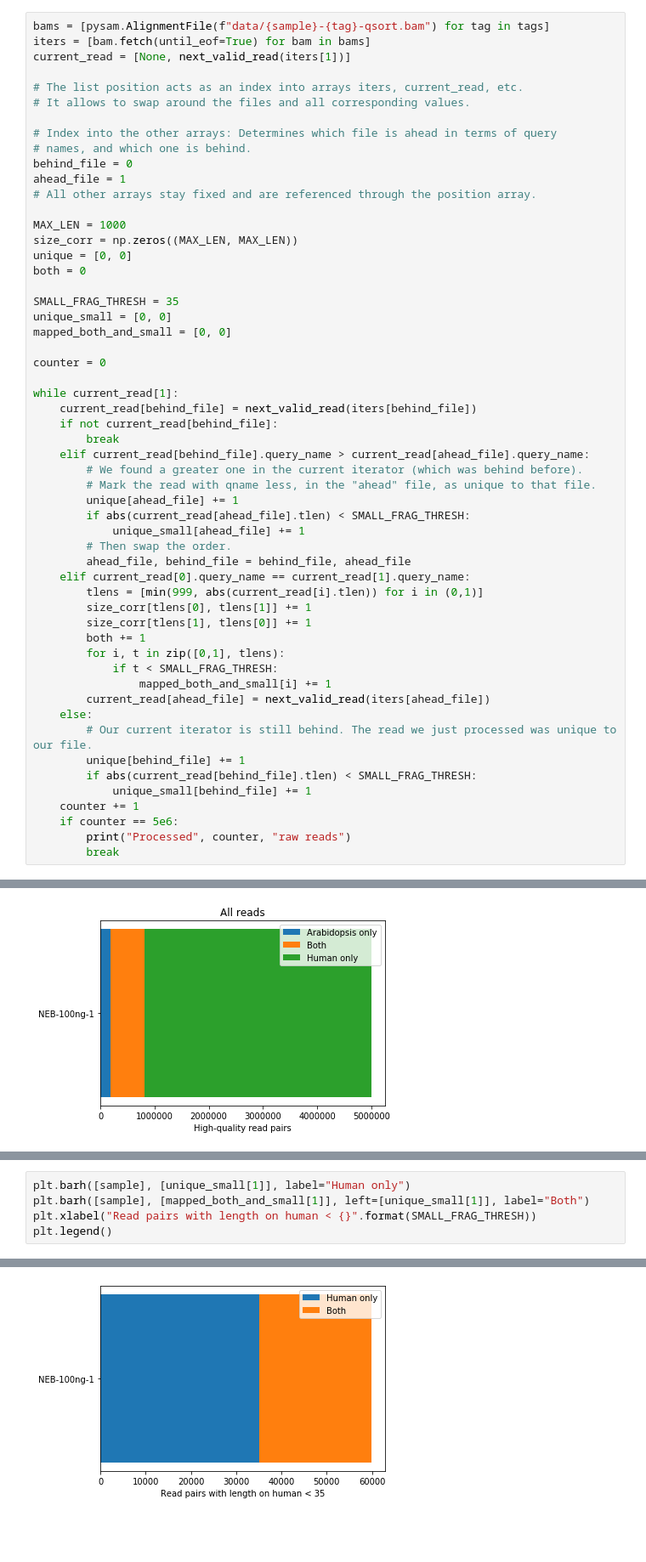
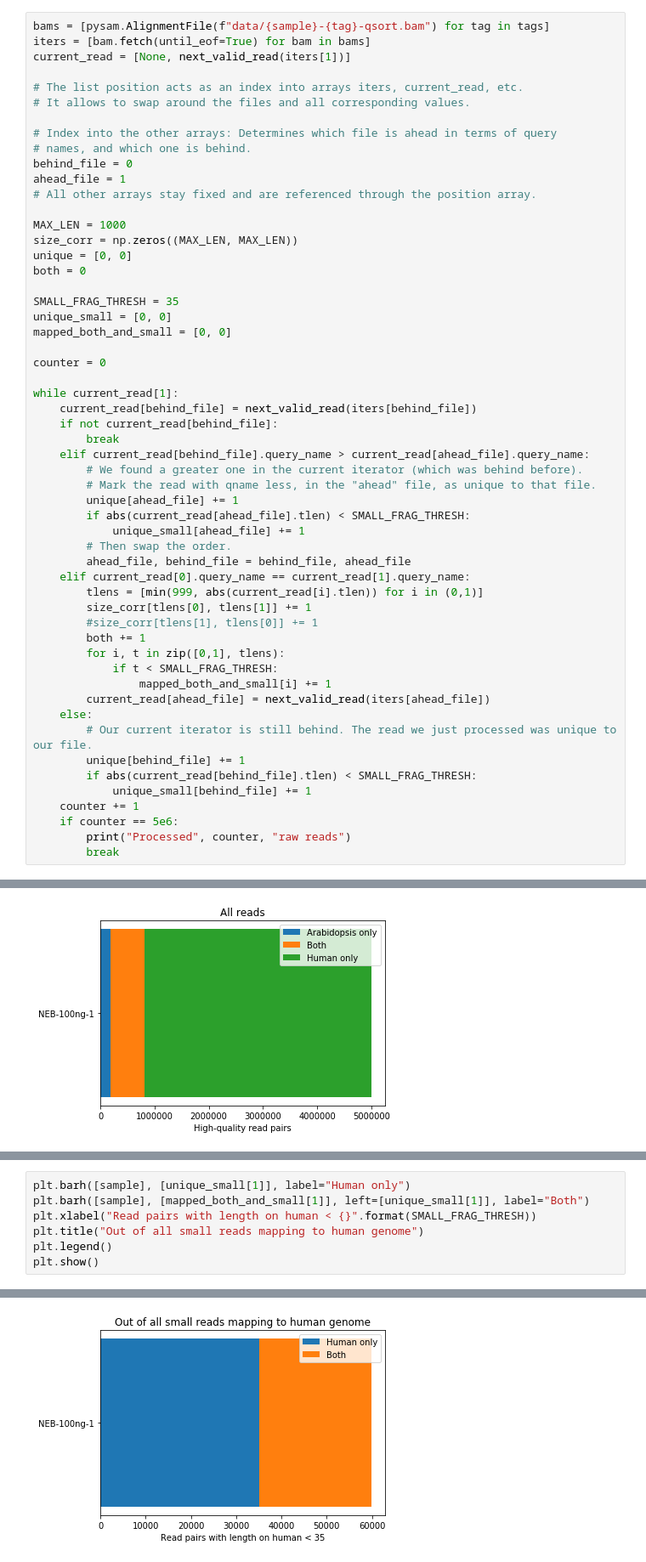
Before and after one commit to fa2k/comparison, a Jupyter notebook: subprojects/human-arabidopsis/h-a-analysis.ipynb, the cells around one changed output, grey strips where cells are left out. Shown at 85% size. Saved outputs shown, nothing was run; the diff lists cells and outputs as text; blank space fills up the shorter version.

```diff
--- a/subprojects/human-arabidopsis/h-a-analysis.ipynb
+++ b/subprojects/human-arabidopsis/h-a-analysis.ipynb
@@ -85,7 +65,7 @@ while current_read[1]:
     elif current_read[0].query_name == current_read[1].query_name:
         tlens = [min(999, abs(current_read[i].tlen)) for i in (0,1)]
         size_corr[tlens[0], tlens[1]] += 1
-        size_corr[tlens[1], tlens[0]] += 1
+        #size_corr[tlens[1], tlens[0]] += 1
         both += 1
         for i, t in zip([0,1], tlens):
             if t < SMALL_FRAG_THRESH:
@@ -154,5 +154,7 @@ Just picking human as one example. Considering all small reads mapping to the hu
 plt.barh([sample], [unique_small[1]], label="Human only")
 plt.barh([sample], [mapped_both_and_small[1]], left=[unique_small[1]], label="Both")
 plt.xlabel("Read pairs with length on human < {}".format(SMALL_FRAG_THRESH))
+plt.title("Out of all small reads mapping to human genome")
 plt.legend()
+plt.show()
 # %% [output]
@@ -160 +161 @@ plt.legend()
-[figure, old version]
+[figure, new version]
```
Also changed, not shown: parts of 13 cells of this notebook.
